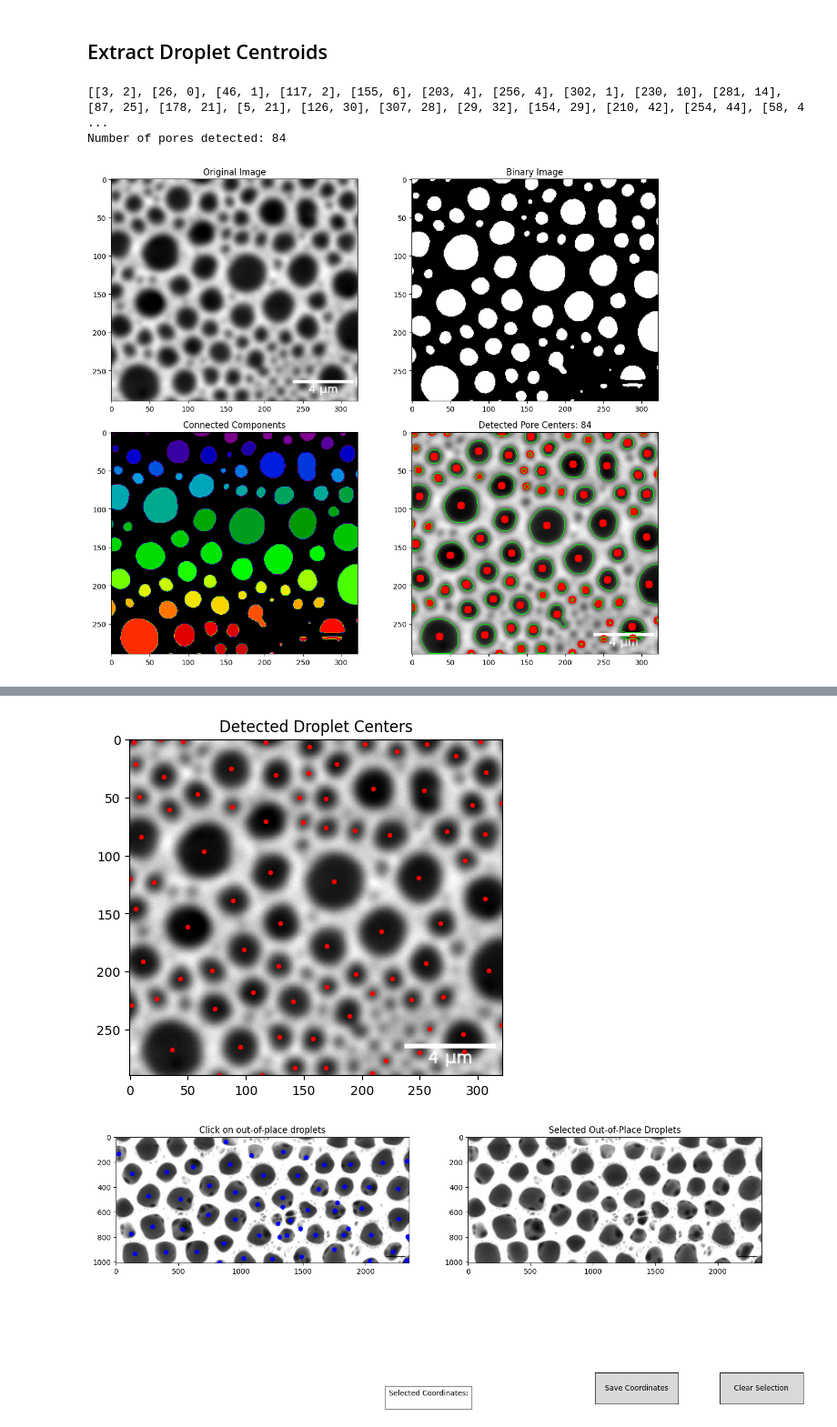
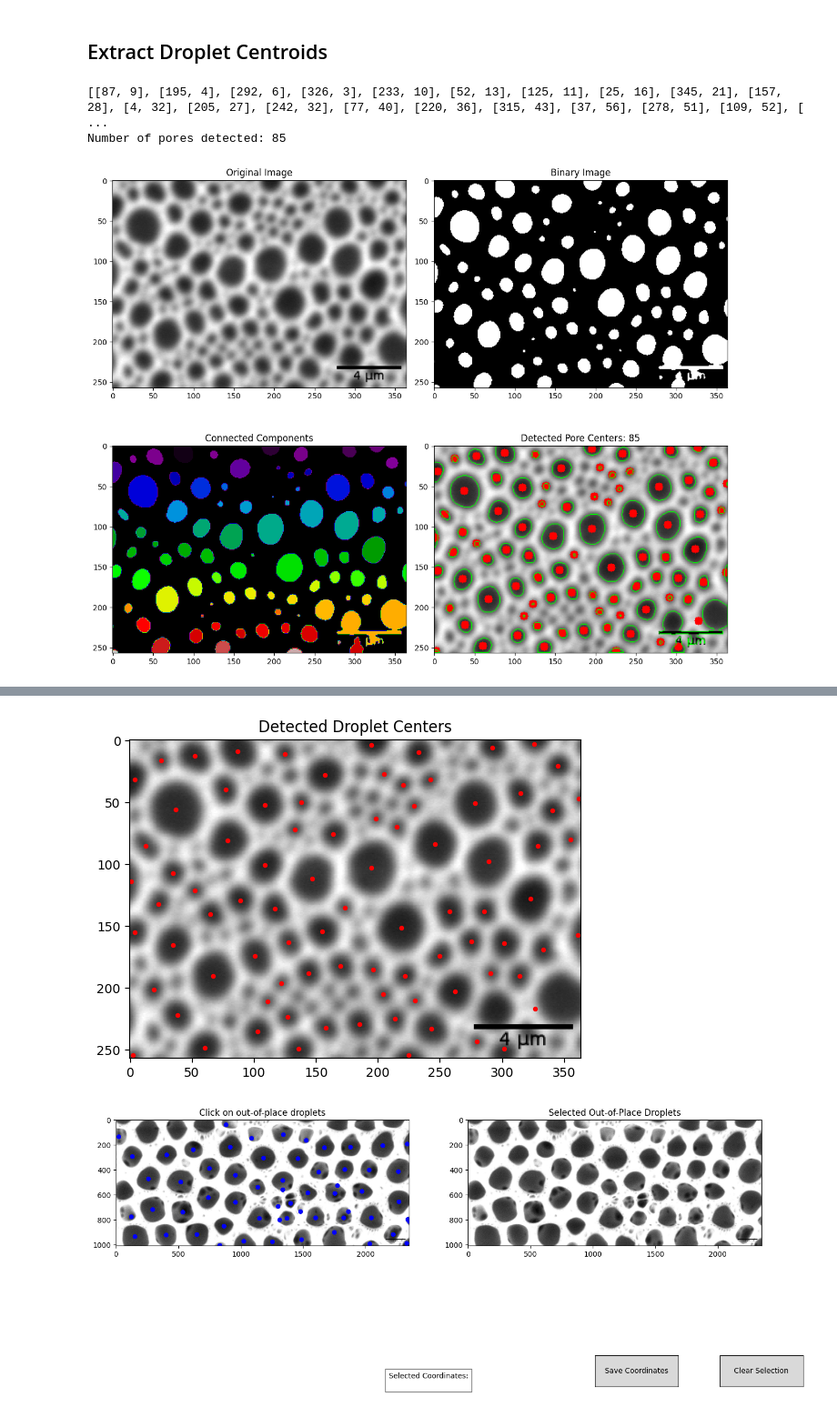
Before and after one commit to lemontang3/Python_Physics, a Jupyter notebook: Voronoi_Analysis.ipynb, the cells around one changed output, grey strips where cells are left out. Shown at 91% size. Saved outputs shown, nothing was run; the diff lists cells and outputs as text; code cells hidden in the pictures.

```diff
--- a/Voronoi_Analysis.ipynb
+++ b/Voronoi_Analysis.ipynb
@@ -44,7 +44,7 @@ import numpy as np
 import matplotlib.pyplot as plt
 
 # Load the image
-image_path = "sample (7)B.png"  # Update with your image path if needed
+image_path = "sample (5)B.png"  # Update with your image path if needed
 image = cv2.imread(image_path, cv2.IMREAD_GRAYSCALE)
 
 # Apply Gaussian blur to reduce noise
@@ -105,33 +105,33 @@ plt.title('Original Image')
 plt.subplot(2, 2, 2)
 plt.imshow(binary, cmap='gray')
 plt.title('Binary Image')
 
 # Labeled components (color-coded)
 plt.subplot(2, 2, 3)
 plt.imshow(labels, cmap='nipy_spectral')
 plt.title('Connected Components')
 
 # Final result with centers
 plt.subplot(2, 2, 4)
 plt.imshow(cv2.cvtColor(output_image, cv2.COLOR_BGR2RGB))
 plt.title(f'Detected Pore Centers: {len(filtered_centroids)}')
 
 plt.tight_layout()
 plt.savefig('improved_pore_detection.png', dpi=300)
 plt.show()
 
 # Save the results
 np.save('pore_centroids.npy', filtered_centroids)
 cv2.imwrite('pore_centers.png', output_image)
 
 # Also create a simple visualization showing just the original image with centers
 plt.figure(figsize=(10, 8))
 plt.imshow(image, cmap='gray')
 plt.scatter(filtered_centroids[:, 0], filtered_centroids[:, 1], c='red', s=30)
 plt.title('Detected Droplet Centers')
 plt.savefig('droplet_centers.png', dpi=300)
 plt.show()
 # %% [output]
-[[3, 2], [26, 0], [46, 1], [117, 2], [155, 6], [203, 4], [256, 4], [302, 1], [230, 10], [281, 14], [87, 25], [178, 21], [5, 21], [126, 30], [307, 28], [29, 32], [154, 29], [210, 42], [254, 44], [58, 4 ...
-Number of pores detected: 84
+[[87, 9], [195, 4], [292, 6], [326, 3], [233, 10], [52, 13], [125, 11], [25, 16], [345, 21], [157, 28], [4, 32], [205, 27], [242, 32], [77, 40], [220, 36], [315, 43], [37, 56], [278, 51], [109, 52], [ ...
+Number of pores detected: 85
-[figure, old version]
+[figure, new version]
@@ -142,7 +142,7 @@ import numpy as np
 import matplotlib.pyplot as plt
 
 # Load the image in grayscale
-image_path = "sample (7)B.png"  # Update with your image path if needed
+image_path = "sample (5)B.png"  # Update with your image path if needed
 image = cv2.imread(image_path, cv2.IMREAD_GRAYSCALE)
 
 # Apply median blur to reduce noise
@@ -173,10 +173,7 @@ for cnt in contours:
         cy = int(M["m01"] / M["m00"])
         centroids.append([cx, cy])
 # Convert to NumPy array
-centroids =np.array([[3, 2], [26, 0], [46, 1], [117, 2], [155, 6], [203, 4], [256, 4], [302, 1], [230, 10], [281, 14], [87, 25], [178, 21], [5, 21], [126, 30], [307, 28], [29, 32], [154, 29], [210, 42], [254, 44], [58, 47], [169, 51], [8, 49], [146, 50], [295, 56], [320, 55], [34, 60], [88, 58], [117, 70], [10, 84], [149, 71], [169, 76], [273, 79], [64, 96], [194, 78], [224, 82], [306, 81], [176, 122], [249, 119], [289, 104], [121, 114], [0, 120], [21, 123], [306, 137], [89, 139], [5, 146], [50, 161], [130, 158], [217, 165], [268, 158], [170, 178], [98, 181], [309, 199], [11, 191], [255, 193], [128, 195], [71, 199], [195, 202], [43, 206], [226, 206], [106, 218], [170, 213], [141, 226], [209, 219], [270, 222], [23, 223], [243, 224], [1, 229], [73, 232], [189, 238], [36, 267], [287, 254], [320, 246], [129, 256], [258, 249], [95, 265], [158, 258], [288, 269], [250, 270], [142, 283], [169, 283], [221, 277], [77, 289], [114, 289], [209, 288]]
-
-
-
+centroids =np.array([[87, 9], [195, 4], [292, 6], [326, 3], [233, 10], [52, 13], [125, 11], [25, 16], [345, 21], [157, 28], [4, 32], [205, 27], [242, 32], [77, 40], [220, 36], [315, 43], [37, 56], [278, 51], [109, 52], [362, 47], [138, 50], [229, 53], [341, 57], [198, 63], [79, 81], [133, 72], [164, 76], [215, 70], [246, 84], [329, 85], [355, 80], [13, 85], [289, 98], [195, 103], [109, 101], [147, 112], [35, 107], [1, 114], [323, 128], [52, 121], [89, 129], [23, 132], [117, 136], [258, 138], [286, 138], [65, 140], [173, 135], [219, 151], [155, 154], [361, 157], [4, 155], [35, 165], [302, 164], [128, 163], [275, 162], [333, 169], [101, 174], [250, 174], [67, 190], [170, 182], [144, 188], [196, 185], [222, 190], [314, 190], [291, 188], [262, 203], [327, 217], [122, 196], [19, 201], [204, 205], [230, 210], [111, 211], [38, 222], [127, 223], [185, 229], [214, 225], [243, 233], [103, 235], [158, 232], [302, 249], [60, 248], [136, 249], [280, 243], [225, 254], [2, 254]]
 )
 
 # Step 5: Plot the results
@@ -185,7 +182,7 @@ plt.scatter(centroids[:, 0], centroids[:, 1], c='red', s=8)
 plt.title('Detected Droplet Centers')
 plt.show()
 # %% [output]
-[figure, old version]
+[figure, new version]
 # %%
 import cv2
 import numpy as np
```
Also changed, not shown: parts of 4 cells of this notebook, 14 other files.
